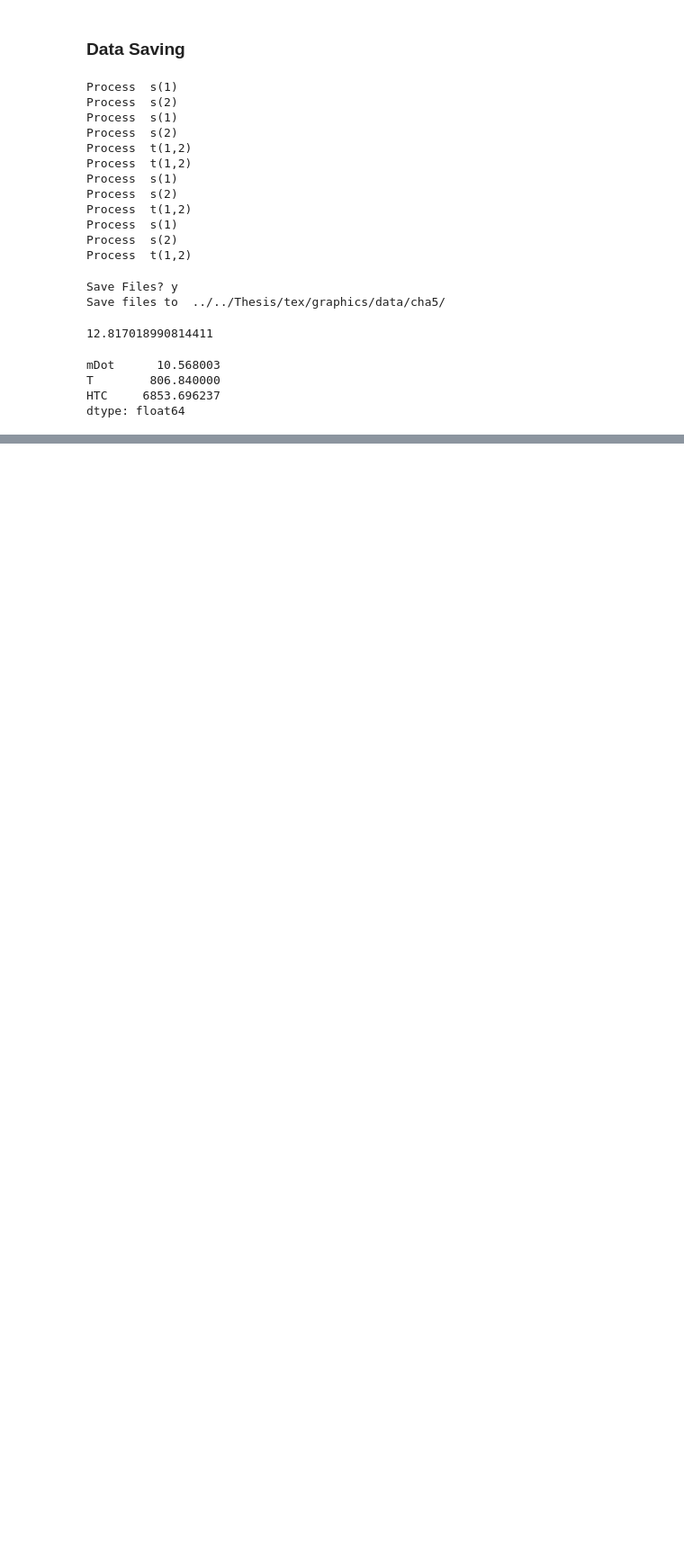
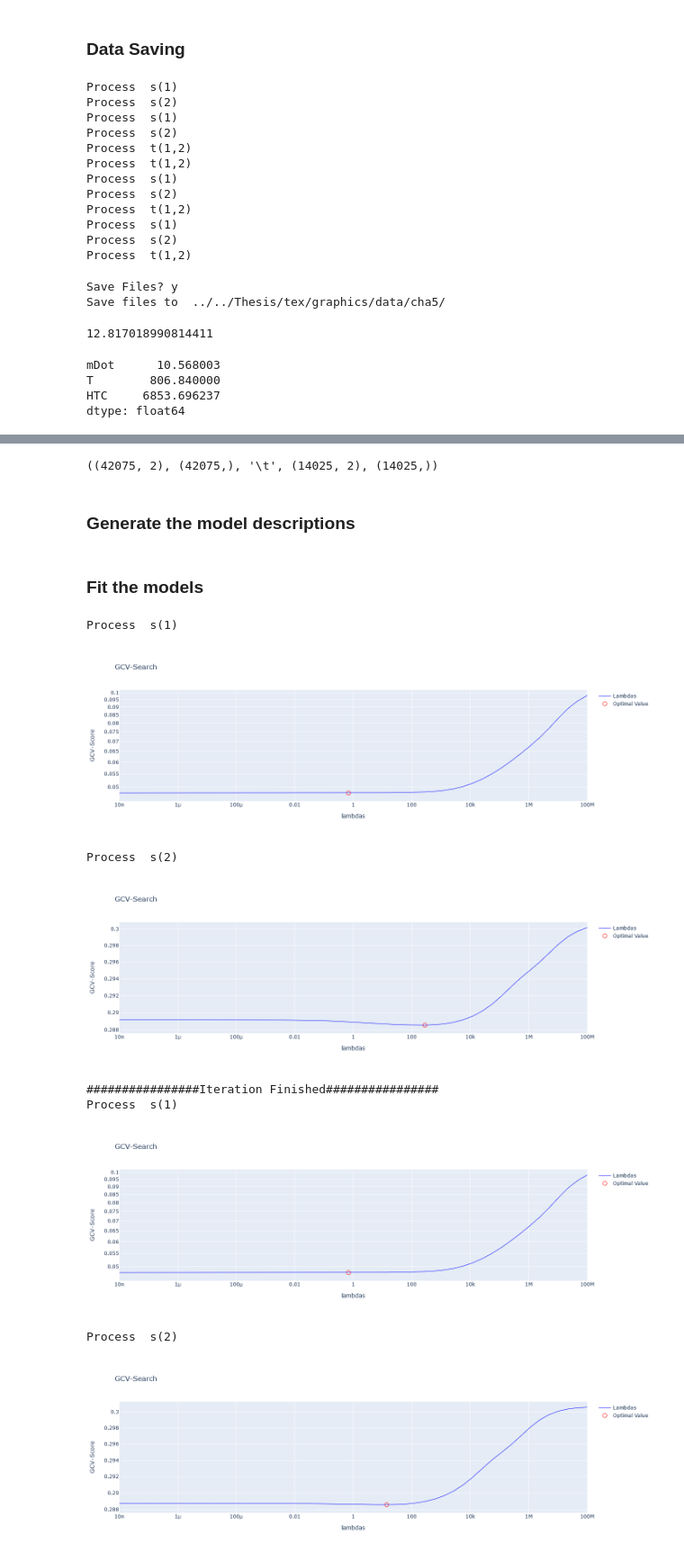
Before and after one commit to j-cap/Master-Thesis, a Jupyter notebook: Code/SplinesInPython/code-rewriting.ipynb, the cells around one changed output, grey strips where cells are left out. Shown at 90% size. Drawn from its saved outputs; the diff is of its cells as text; code cells hidden in the pictures; blank space fills up the shorter version.

```diff
--- a/Code/SplinesInPython/code-rewriting.ipynb
+++ b/Code/SplinesInPython/code-rewriting.ipynb
@@ -600,0 +654,31 @@ dtype: float64
+# %%
+train_df, test_df = train_test_split(scaled_df)
+Xtrain, ytrain = train_df[["shd", "qpd"]].values, train_df["Imag"].values
+Xtest, ytest = test_df[["shd", "qpd"]].values, test_df["Imag"].values
+# %%
+Xtrain.shape, ytrain.shape, "\t", Xtest.shape, ytest.shape
+# %% [output]
+((42075, 2), (42075,), '\t', (14025, 2), (14025,))
+# %% [markdown]
+### Generate the model descriptions
+# %%
+model_list =["s1s2_WC", "s1s2", "t12_WC", "t12", "tot_WC", "tot"]
+m_s1s2_without_constrait =  (("s(1)", 100, "none", 0, "e"),
+                             ("s(2)", 100, "none", 0, "e"), )
+m_s1s2 = (("s(1)", 100, "none", 1000, "e"),
+          ("s(2)", 50, "inc", 1000, "e"), )
+# %% [markdown]
+### Fit the models
+# %%
+M1 = star_model(descr=m_s1s2_without_constrait, X=Xtrain, y=ytrain)
+M2 = star_model(descr=m_s1s2, X=Xtrain, y=ytrain)
+# %% [output]
+Process  s(1)
+[figure, added]
+Process  s(2)
+[figure, added]
+################Iteration Finished################
+Process  s(1)
+[figure, added]
+Process  s(2)
+[figure, added]
```
Also changed, not shown: parts of 18 cells of this notebook, 6 other files.
